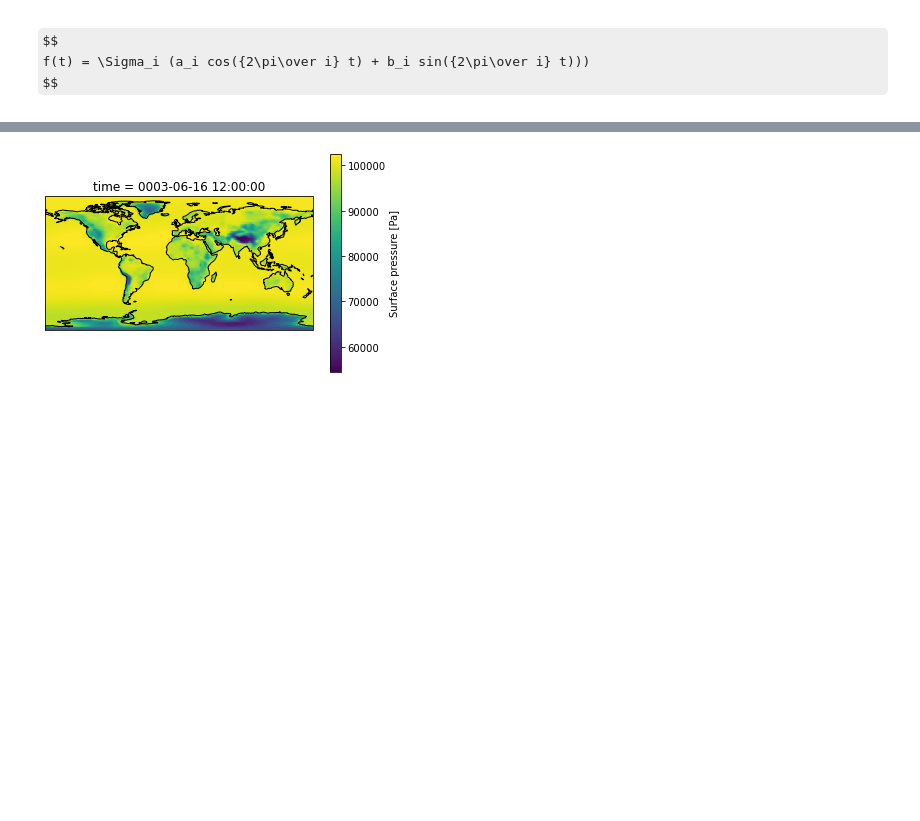
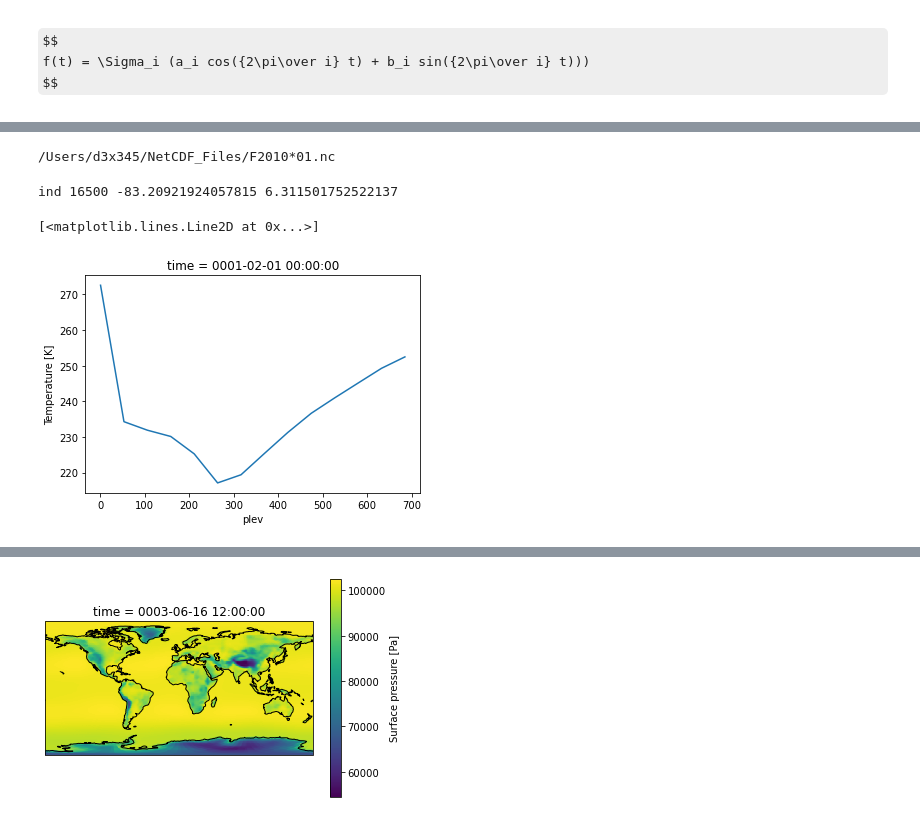
Before and after one commit to philrasch/PhilsPython, a Jupyter notebook: Examples/testing_python3.ipynb, the cells around one changed output, grey strips where cells are left out. Cells and saved outputs as stored; diff of their text form; code cells hidden in the pictures; some formulas as TeX source; blank space fills up the shorter version.

```diff
--- a/Examples/testing_python3.ipynb
+++ b/Examples/testing_python3.ipynb
@@ -203,0 +189,65 @@ plt.show()
+# %%
+# interpolate xarray datavariable on eta hybrid surfaces to pressure
+
+indir = os.path.expanduser('~/NetCDF_Files/F2010*.nc')
+indir = os.path.expanduser('~/NetCDF_Files/F2010*01.nc')
+#indir = os.path.expanduser('~/NetCDF_Files/vd05_ANN_climo.nc')
+
+print(indir)
+#print('exists',os.path.exists(indir))
+DS = xr.open_mfdataset(indir).chunk({'time': 20})
+
+
+
+Tin = DS.T
+Tin = Tin.squeeze()
+#print("Tin",Tin)
+Pin = (DS.hyam*DS.P0 + DS.hybm*DS.PS)/100.
+Pin.attrs["units"] = 'hPa'
+Pin.attrs["long_name"] = 'Pressure'
+Pin = Pin.squeeze()
+nzout = 20
+pout = np.linspace(1.,1000.,nzout)
+#pout = [850.]
+#pout = 850.
+#print ("pout", pout.shape, pout)
+
+Tout = hy2plev(Tin, Pin, pout)
+# %% [output]
+/Users/d3x345/NetCDF_Files/F2010*01.nc
+# %%
+# plot a column specified by xlook and ylook for fields specified on a cubed sphere grid
+xlook = 0.
+ylook = -90.
+lat = DS['lat'].values#[0,:]
+#print('latshape',lat.shape)
+#print('lat4',lat[0:3])
+lon = DS['lon'].values#[0,:]
+#print('lon4',lon[0:3])
+#print('lat',lat.min(),lat.max())
+#print('lon',lon.min(),lon.max())
+dist = np.abs(ylook-lat) + np.abs(xlook-lon)
+#print('dist',dist)
+ind = np.where(dist == np.min(dist))
+ind = int(ind[0])
+#print('ind',ind, ind.shape, ind[0])
+print('ind',ind,lat[ind],lon[ind])
+#print('Tout', Tout.shape, Tout.squeeze().shape)
+#Toutm = Tout.mean(dim=['ncol','time'])
+#Tinm = Tin[0,:,ind]
+#print('Tinm',Tinm.values)
+#Pinm = Pin[0,:,ind]
+#print('Pinm',Pinm.values)
+#tind = 0
+#for index, item in enumerate(Pinm):
+#    print('Pinx ',index, Pinm[index].values, Tinm[index].values)
+Toutm = Tout[:,ind]
+#print('Toutm',Toutm)
+#for index, item in enumerate(Toutm):
+#    print('Poutx ',index, pout[index], Toutm[index].values)
+
+Toutm.plot()
+# %% [output]
+ind 16500 -83.20921924057815 6.311501752522137
+[<matplotlib.lines.Line2D at 0x...>]
+[figure, added]
```
Also changed, not shown: parts of 15 cells of this notebook.
